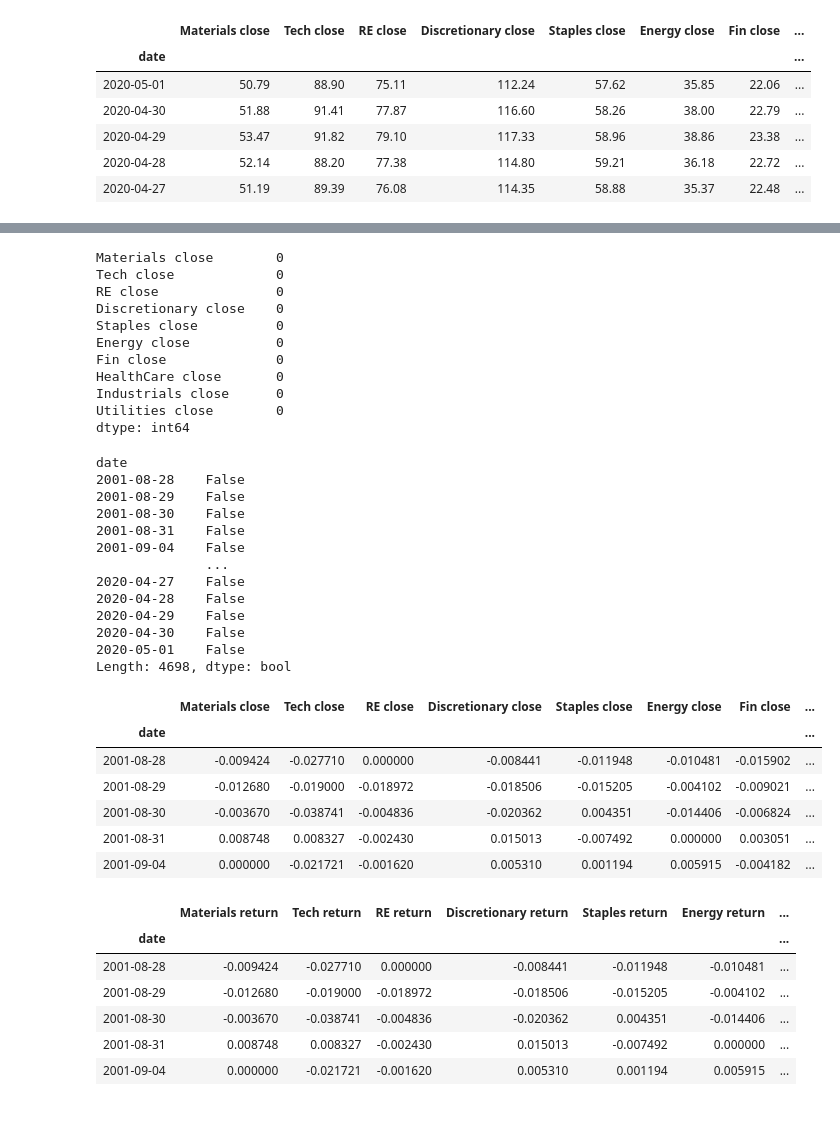
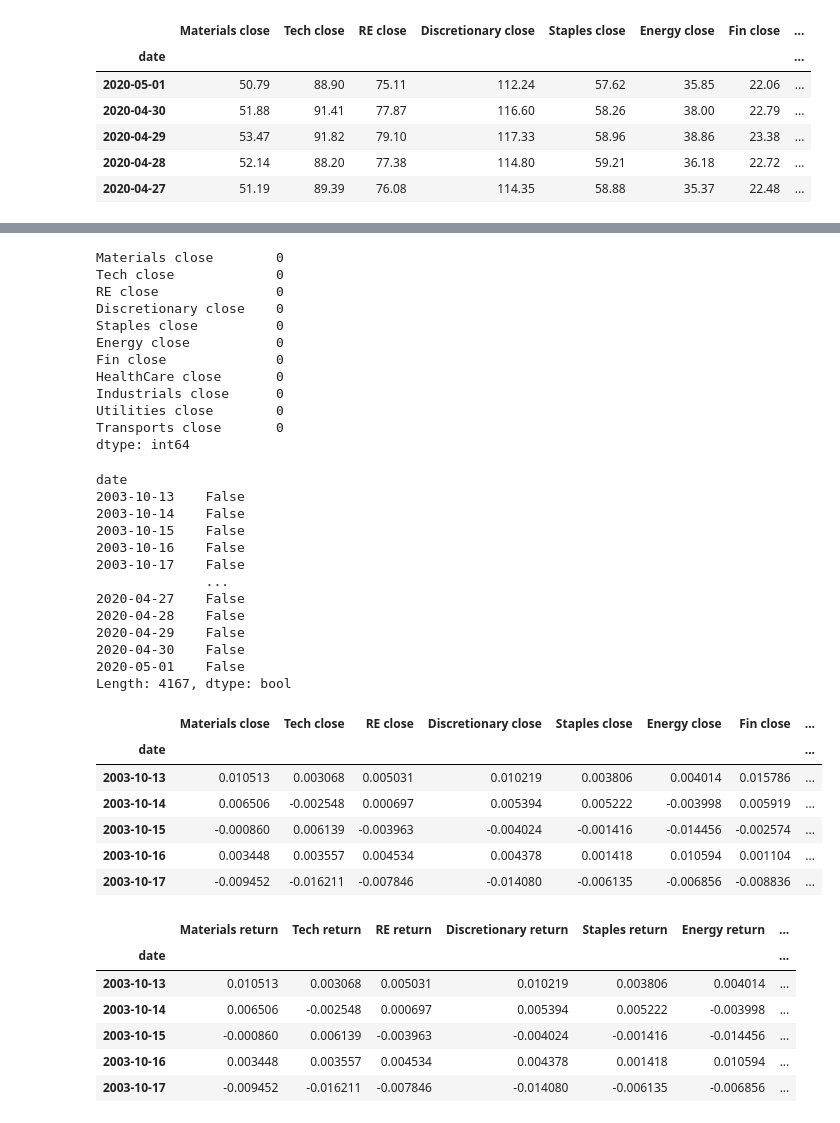
Before and after one commit to bkayratkyzy/Monte_Carlo_Simulations, a Jupyter notebook: notebooks/final.ipynb, the cells around one changed output, grey strips where cells are left out. Drawn from its saved outputs; the diff is of its cells as text; code cells hidden in the pictures.

```diff
--- a/notebooks/final.ipynb
+++ b/notebooks/final.ipynb
@@ -63,0 +54,10 @@ xlp_df.tail()
+# %%
+
+xlp_df = api.alpha_vantage.historic_quotes('XLP', adjusted=True, output_format='pandas')
+xlp_df.tail()
+
+iyt_df = api.alpha_vantage.historic_quotes('IYT', adjusted=True, output_format='pandas')
+iyt_df.tail()
+
+# ive_df = api.alpha_vantage.historic_quotes('IVE', adjusted=True, output_format='pandas')
+# spy_df = api.alpha_vantage.historic_quotes('SPY', adjusted=True, output_format='pandas')
@@ -96,8 +104,12 @@ industrial_df.head()
 utilities_df = utilities_df['5. adjusted close']
 utilities_df.head()
 
+iyt_df = iyt_df['5. adjusted close']
+iyt_df.head()
+
+
 #Use concat to put the data in one dataframe
-concat_df = pd.concat([xlb_df, xlk_df, rwr_df, xly_df, xlp_df, xle_df, xlf_df, health_df, industrial_df, utilities_df],
+concat_df = pd.concat([xlb_df, xlk_df, rwr_df, xly_df, xlp_df, xle_df, xlf_df, health_df, industrial_df, utilities_df, iyt_df],
                       axis = "columns", join = "inner")
 concat_df.head()
 # %% [output]
@@ -119,7 +131,8 @@ columns = ['Materials close',
           'Fin close',
           'HealthCare close',
           'Industrials close',
-          'Utilities close']
+          'Utilities close',
+          'Transports close']
 concat_df.columns = columns
 concat_df.head()
 # %% [output]
@@ -178,24 +191,25 @@ Fin close              0
 HealthCare close       0
 Industrials close      0
 Utilities close        0
+Transports close       0
 dtype: int64
 # %%
 # Checking for duplicate rows
 returns_df.duplicated()
 # %% [output]
 date
-2001-08-28    False
-2001-08-29    False
-2001-08-30    False
-2001-08-31    False
-2001-09-04    False
+2003-10-13    False
+2003-10-14    False
+2003-10-15    False
+2003-10-16    False
+2003-10-17    False
               ...
 2020-04-27    False
 2020-04-28    False
 2020-04-29    False
 2020-04-30    False
 2020-05-01    False
-Length: 4698, dtype: bool
+Length: 4167, dtype: bool
 # %%
 # drop duplicates
 returns_df.drop_duplicates(inplace=True)
@@ -203,33 +217,34 @@ returns_df.head()
 # %% [output]
 |  | Materials close | Tech close | RE close | Discretionary close | Staples close | Energy close | Fin close | ... |
 | date |  |  |  |  |  |  |  | ... |
-| 2001-08-28 | -0.009424 | -0.027710 | 0.000000 | -0.008441 | -0.011948 | -0.010481 | -0.015902 | ... |
-| 2001-08-29 | -0.012680 | -0.019000 | -0.018972 | -0.018506 | -0.015205 | -0.004102 | -0.009021 | ... |
-| 2001-08-30 | -0.003670 | -0.038741 | -0.004836 | -0.020362 | 0.004351 | -0.014406 | -0.006824 | ... |
-| 2001-08-31 | 0.008748 | 0.008327 | -0.002430 | 0.015013 | -0.007492 | 0.000000 | 0.003051 | ... |
-| 2001-09-04 | 0.000000 | -0.021721 | -0.001620 | 0.005310 | 0.001194 | 0.005915 | -0.004182 | ... |
+| 2003-10-13 | 0.010513 | 0.003068 | 0.005031 | 0.010219 | 0.003806 | 0.004014 | 0.015786 | ... |
+| 2003-10-14 | 0.006506 | -0.002548 | 0.000697 | 0.005394 | 0.005222 | -0.003998 | 0.005919 | ... |
+| 2003-10-15 | -0.000860 | 0.006139 | -0.003963 | -0.004024 | -0.001416 | -0.014456 | -0.002574 | ... |
+| 2003-10-16 | 0.003448 | 0.003557 | 0.004534 | 0.004378 | 0.001418 | 0.010594 | 0.001104 | ... |
+| 2003-10-17 | -0.009452 | -0.016211 | -0.007846 | -0.014080 | -0.006135 | -0.006856 | -0.008836 | ... |
 # %%
-# drop close columns to create dataframe for daily returns
+# rename columns to create dataframe for daily returns
 returns_df.rename(columns={'Materials close': 'Materials return',
-                           'Tech close': 'Tech return',
+                          'Tech close': 'Tech return',
                           'RE close': 'RE return',
                           'Discretionary close': 'Discretionary return',
                           'Staples close': 'Staples return',
                           'Energy close': 'Energy return',
                           'Fin close': 'Fin return',
                           'HealthCare close': 'HealthCare return',
                           'Industrials close': 'Industrials return',
-                          'Utilities close': 'Utilities return'},
+                          'Utilities close': 'Utilities return',
+                          'Transports close': 'Transports return'},
                   inplace=True)
 returns_df.head()
 # %% [output]
 |  | Materials return | Tech return | RE return | Discretionary return | Staples return | Energy return | ... |
 | date |  |  |  |  |  |  | ... |
-| 2001-08-28 | -0.009424 | -0.027710 | 0.000000 | -0.008441 | -0.011948 | -0.010481 | ... |
-| 2001-08-29 | -0.012680 | -0.019000 | -0.018972 | -0.018506 | -0.015205 | -0.004102 | ... |
-| 2001-08-30 | -0.003670 | -0.038741 | -0.004836 | -0.020362 | 0.004351 | -0.014406 | ... |
-| 2001-08-31 | 0.008748 | 0.008327 | -0.002430 | 0.015013 | -0.007492 | 0.000000 | ... |
-| 2001-09-04 | 0.000000 | -0.021721 | -0.001620 | 0.005310 | 0.001194 | 0.005915 | ... |
+| 2003-10-13 | 0.010513 | 0.003068 | 0.005031 | 0.010219 | 0.003806 | 0.004014 | ... |
+| 2003-10-14 | 0.006506 | -0.002548 | 0.000697 | 0.005394 | 0.005222 | -0.003998 | ... |
+| 2003-10-15 | -0.000860 | 0.006139 | -0.003963 | -0.004024 | -0.001416 | -0.014456 | ... |
+| 2003-10-16 | 0.003448 | 0.003557 | 0.004534 | 0.004378 | 0.001418 | 0.010594 | ... |
+| 2003-10-17 | -0.009452 | -0.016211 | -0.007846 | -0.014080 | -0.006135 | -0.006856 | ... |
 # %%
 # Calculate the cumulative returns using the 'cumprod()' function
 cumulative_returns_materials = (1 + returns_df['Materials return']).cumprod()
```
Also changed, not shown: parts of 9 cells of this notebook, 1 other file.
